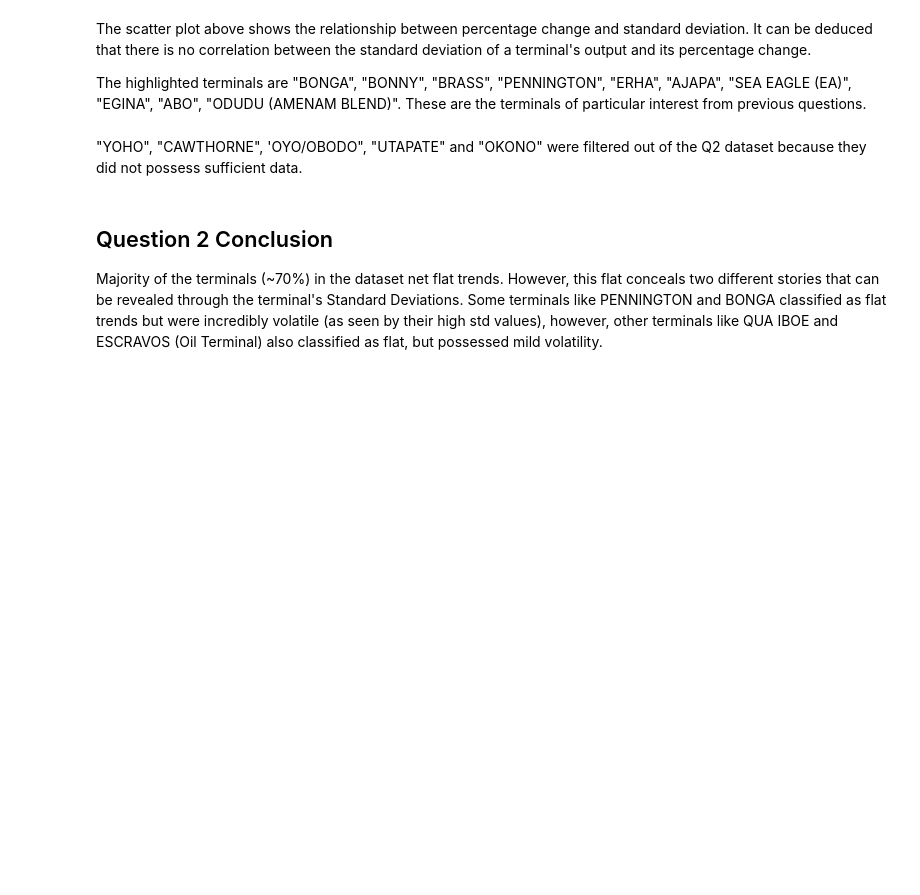
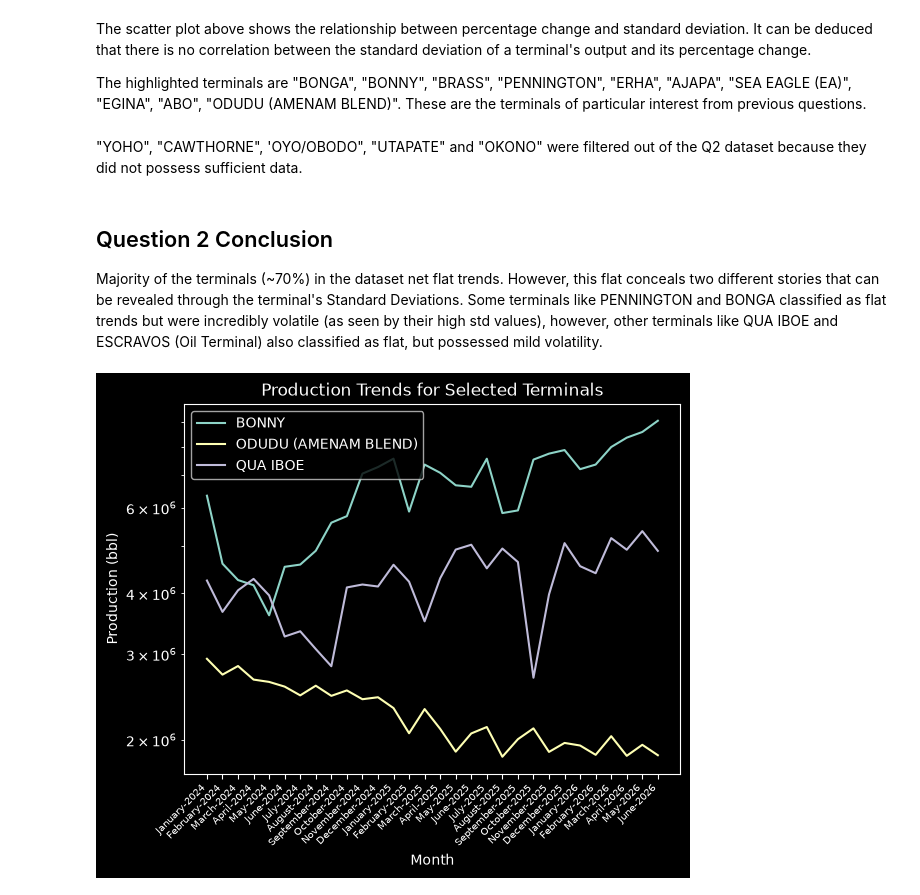
Before and after one commit to loteehenry/Oil-Production---Exploratory-Data-Analysis, a Jupyter notebook: notebooks/analysis.ipynb, the cells around one changed output. Cells and saved outputs as stored; diff of their text form; code cells hidden in the pictures; blank space fills up the shorter version.

```diff
--- a/notebooks/analysis.ipynb
+++ b/notebooks/analysis.ipynb
@@ -851,3 +853,22 @@ The highlighted terminals are "BONGA", "BONNY", "BRASS", "PENNINGTON", "ERHA", "
 ## Question 2 Conclusion
 
 Majority of the terminals (~70%) in the dataset net flat trends. However, this flat conceals two different stories that can be revealed through the terminal's Standard Deviations. Some terminals like PENNINGTON and BONGA classified as flat trends but were incredibly volatile (as seen by their high std values), however, other terminals like QUA IBOE and ESCRAVOS (Oil Terminal) also classified as flat, but possessed mild volatility.
+# %%
+bonny_output_df = q2_master_df.loc[["BONNY"]]
+odudu_output_df = q2_master_df.loc[["ODUDU (AMENAM BLEND)"]]
+qua_iboe_output_df = q2_master_df.loc[["QUA IBOE"]]
+
+sns.lineplot(x=months, y=bonny_output_df.iloc[0, 1:], label="BONNY")
+sns.lineplot(x=months, y=odudu_output_df.iloc[0, 1:], label="ODUDU (AMENAM BLEND)")
+sns.lineplot(x=months, y=qua_iboe_output_df.iloc[0, 1:], label="QUA IBOE")
+
+plt.title("Production Trends for Selected Terminals")
+plt.xlabel("Month")
+plt.xticks(rotation=45, ha="right", fontsize=7)
+plt.ylabel("Production (bbl)")
+plt.yscale('log')
+plt.legend()
+plt.style.use('dark_background')
+plt.show()
+# %% [output]
+[figure, added]
```
Also changed, not shown: parts of 2 cells of this notebook, 3 other files.
